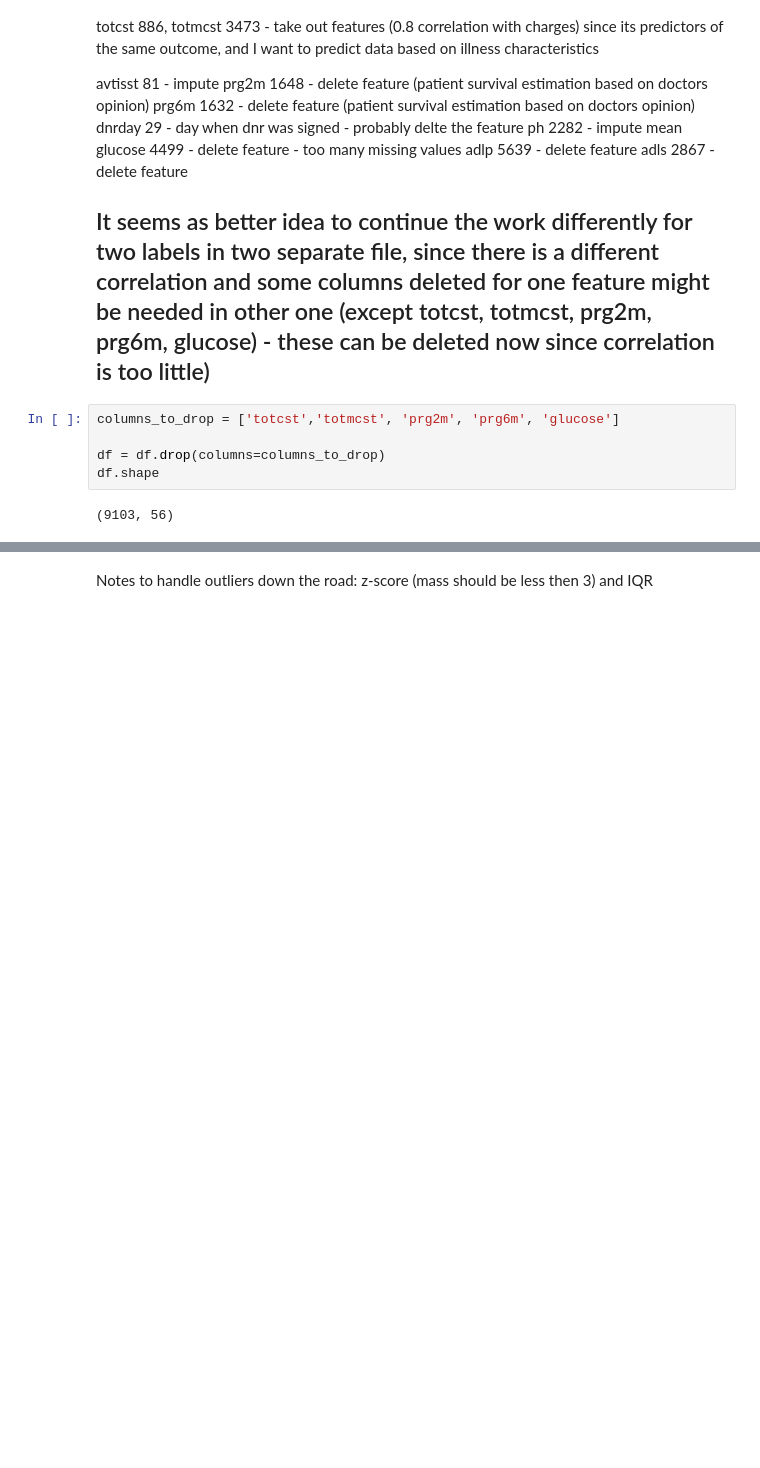
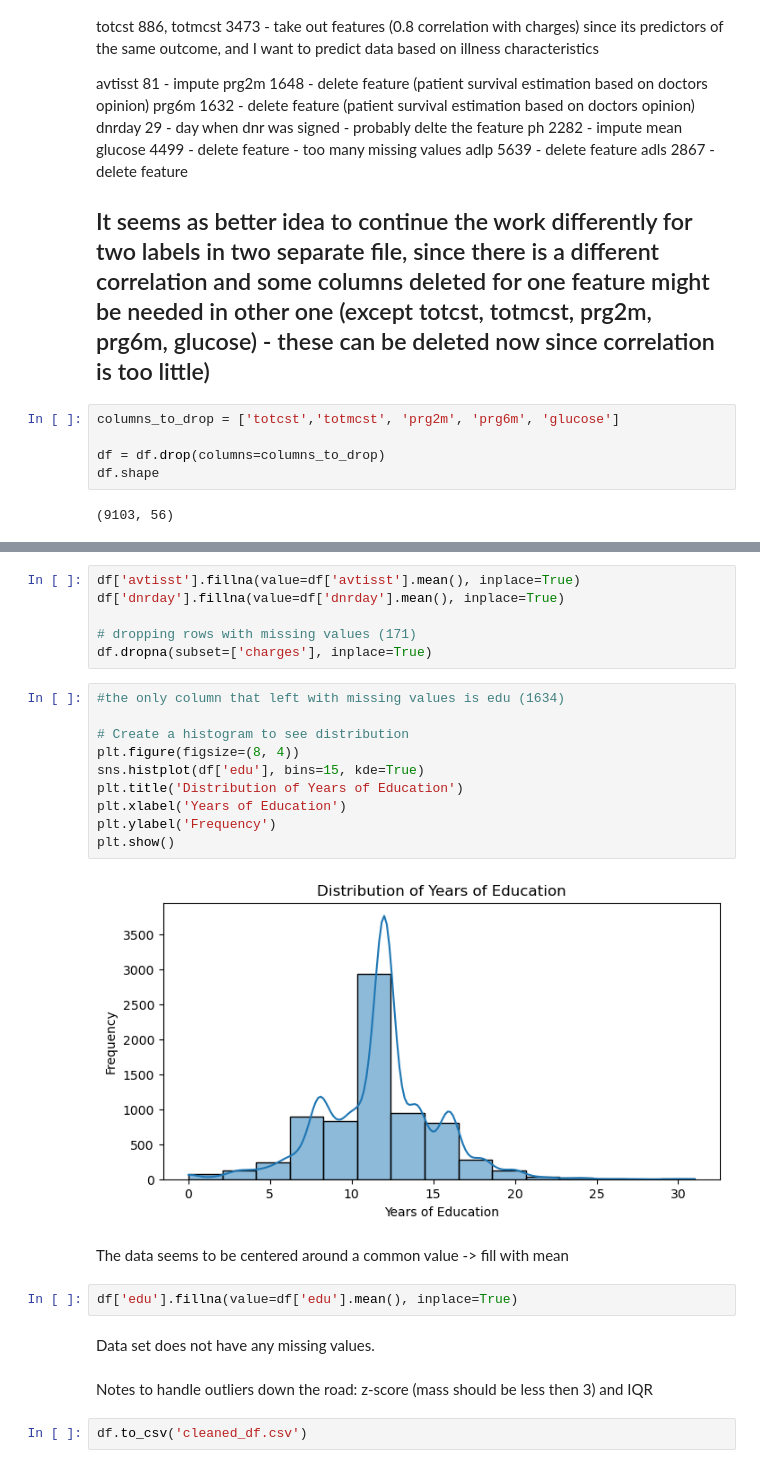
Before and after one commit to kholostovamk/Projects, a Jupyter notebook: ML/data_exploration.ipynb, the cells around one changed output, grey strips where cells are left out. Cells and saved outputs as stored; diff of their text form; blank space fills up the shorter version.

Commit message:
fixed missing data, continuing feature selection

```diff
--- a/ML/data_exploration.ipynb
+++ b/ML/data_exploration.ipynb
@@ -443,2 +463,28 @@ df.shape
+# %%
+df['avtisst'].fillna(value=df['avtisst'].mean(), inplace=True)
+df['dnrday'].fillna(value=df['dnrday'].mean(), inplace=True)
+
+# dropping rows with missing values (171)
+df.dropna(subset=['charges'], inplace=True)
+# %%
+#the only column that left with missing values is edu (1634)
+
+# Create a histogram to see distribution
+plt.figure(figsize=(8, 4))
+sns.histplot(df['edu'], bins=15, kde=True)
+plt.title('Distribution of Years of Education')
+plt.xlabel('Years of Education')
+plt.ylabel('Frequency')
+plt.show()
+# %% [output]
+[figure, added]
+# %% [markdown]
+The data seems to be centered around a common value -> fill with mean
+# %%
+df['edu'].fillna(value=df['edu'].mean(), inplace=True)
+# %% [markdown]
+Data set does not have any missing values.
 # %% [markdown]
 Notes to handle outliers down the road: z-score (mass should be less then 3) and IQR
+# %%
+df.to_csv('cleaned_df.csv')
```
Also changed, not shown: parts of 2 cells of this notebook, 3 other files.
